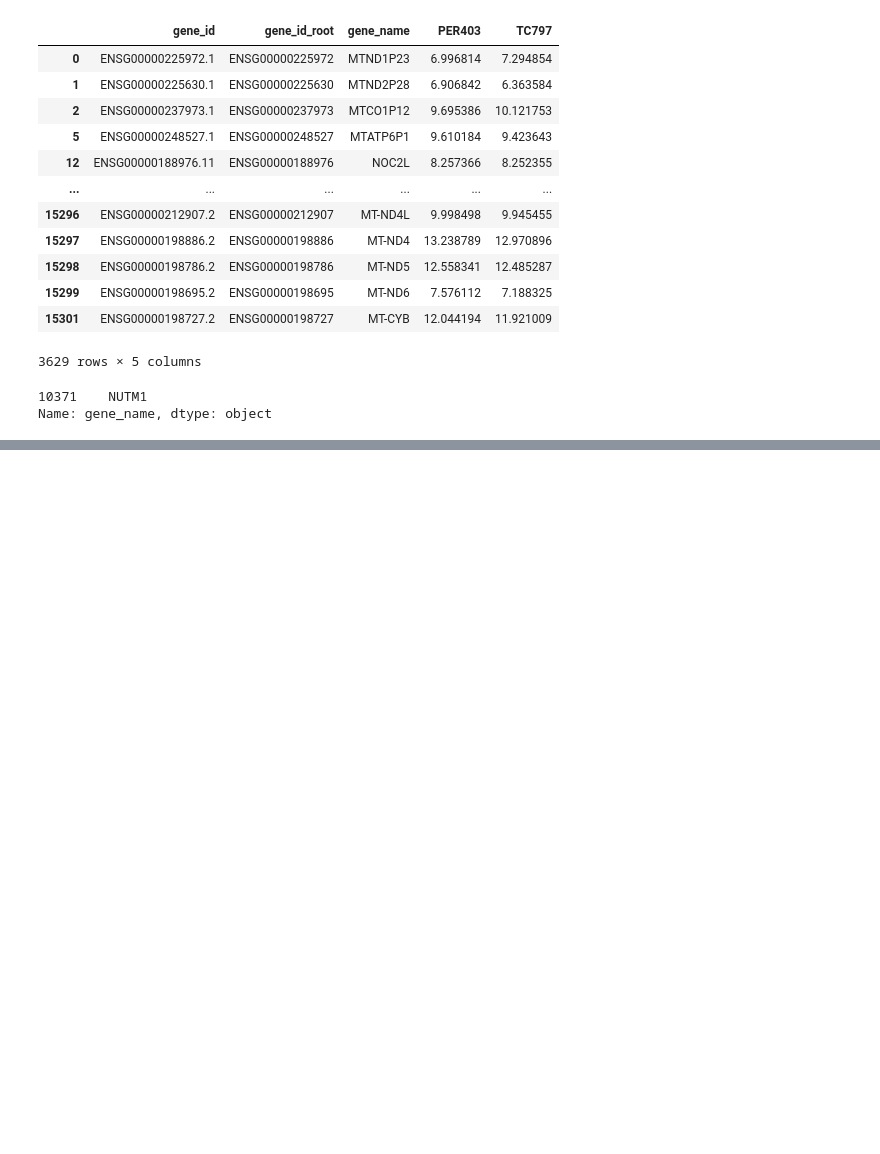
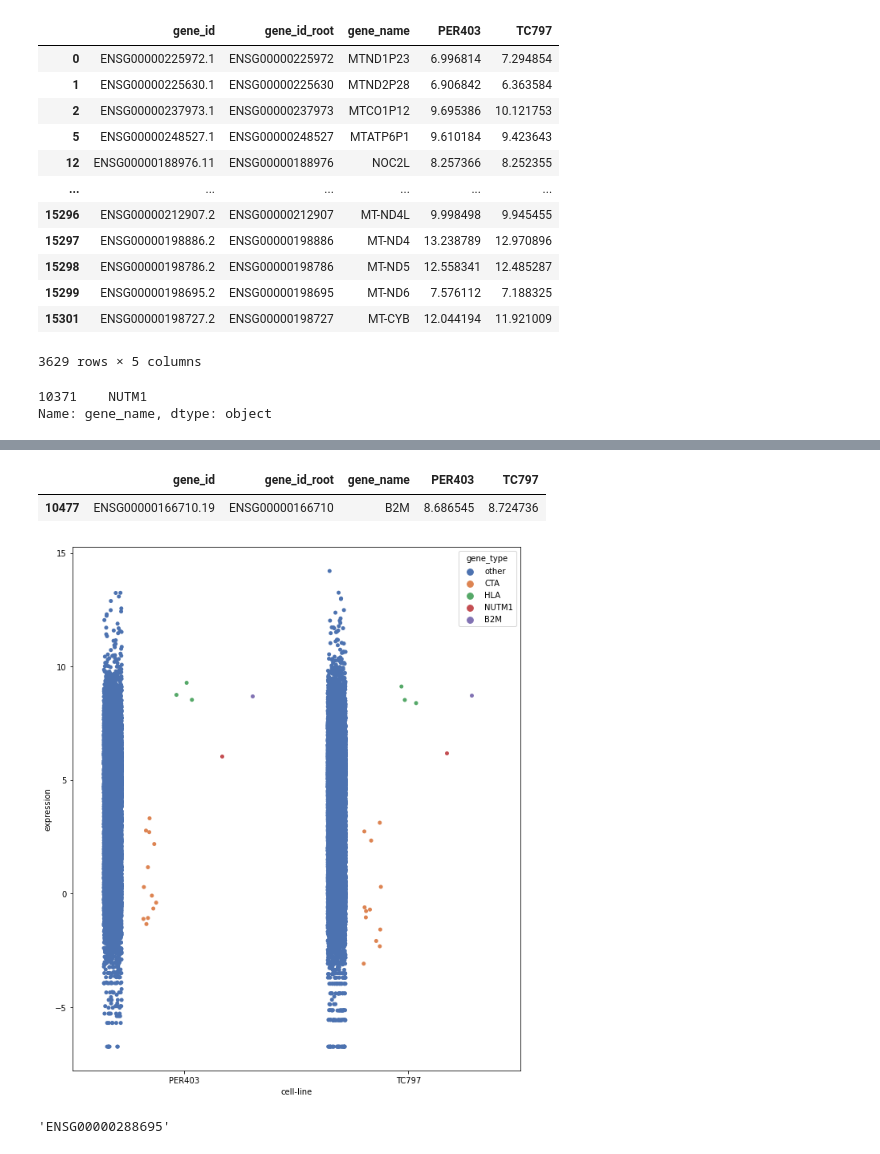
Before and after one commit to pirl-unc/nutm1-fusions, a Jupyter notebook: french-expression/Analyze expression data.ipynb, the cells around one changed output, grey strips where cells are left out. Drawn from its saved outputs; the diff is of its cells as text; code cells hidden in the pictures; blank space fills up the shorter version.

```diff
--- a/french-expression/Analyze expression data.ipynb
+++ b/french-expression/Analyze expression data.ipynb
@@ -114,15 +153,21 @@ Name: gene_name, dtype: object
 gene_ids = set(df_expr.Gene)
 extreme_CTA_gene_names = set()
 extreme_CTA_gene_ids = set()
+null_gene_ids = set()
+null_gene_names = set()
+near_null_gene_names = set()
+
 for gene_id, sub_df in df_expr.groupby("Gene"):
     total = sub_df.nTPM.sum()
 
+    if total < 1:
+        near_null_gene_names.add(sub_df["Gene name"].iloc[0])
     if total == 0:
-        continue
-    if total > 5:
+        null_gene_ids.add(gene_id)
+        null_gene_names.add(sub_df["Gene name"].iloc[0])
         continue
     testis = sub_df[sub_df.Tissue == "testis"]["nTPM"].sum()
     frac = testis/total
-    if frac > 0.99:
+    if frac > 0.9999:
         extreme_CTA_gene_ids.add(gene_id)
         extreme_CTA_gene_names.add(sub_df["Gene name"].iloc[0])
@@ -191,0 +226,26 @@ venn3_circles([per403, tc797,CTAs], linestyle='-.', linewidth=2, color='grey')
+# %%
+df_lines[df_lines.gene_name.str.startswith("B2M")]
+# %% [output]
+|  | gene_id | gene_id_root | gene_name | PER403 | TC797 |
+| 10477 | ENSG00000166710.19 | ENSG00000166710 | B2M | 8.686545 | 8.724736 |
+# %%
+data = {}
+data["gene_name"] = list(df_lines["gene_name"]) + list(df_lines["gene_name"])
+data["gene_id"] = list(df_lines.gene_id_root) + list(df_lines.gene_id_root)
+data["expression"] = list(df_lines["PER403"]) + list(df_lines["TC797"])
+data["cell-line"] = ["PER403"] * len(df_lines) + ["TC797"] * len(df_lines)
+
+df_plot = pd.DataFrame(data)
+df_plot["gene_type"] = ["HLA" if name in {"HLA-A", "HLA-B", "HLA-C"} else "B2M" if name == "B2M" else "NUTM1" if name == "NUTM1" else "CTA" if gene_id in CTA_gene_ids else "other" for name, gene_id in zip(df_plot["gene_name"], df_plot["gene_id"])]
+# %%
+
+import seaborn as sns
+fig = plt.figure(figsize=(10,12))
+sns.stripplot(data=df_plot, y="expression", x="cell-line", hue="gene_type", dodge=True, jitter=0.2, palette="deep")
+fig.savefig('expression-HLA-B2M.png')
+# %% [output]
+[figure, added]
+# %%
+gene_id
+# %% [output]
+'ENSG00000288695'
```
Also changed, not shown: parts of 10 cells of this notebook, 4 other files.
